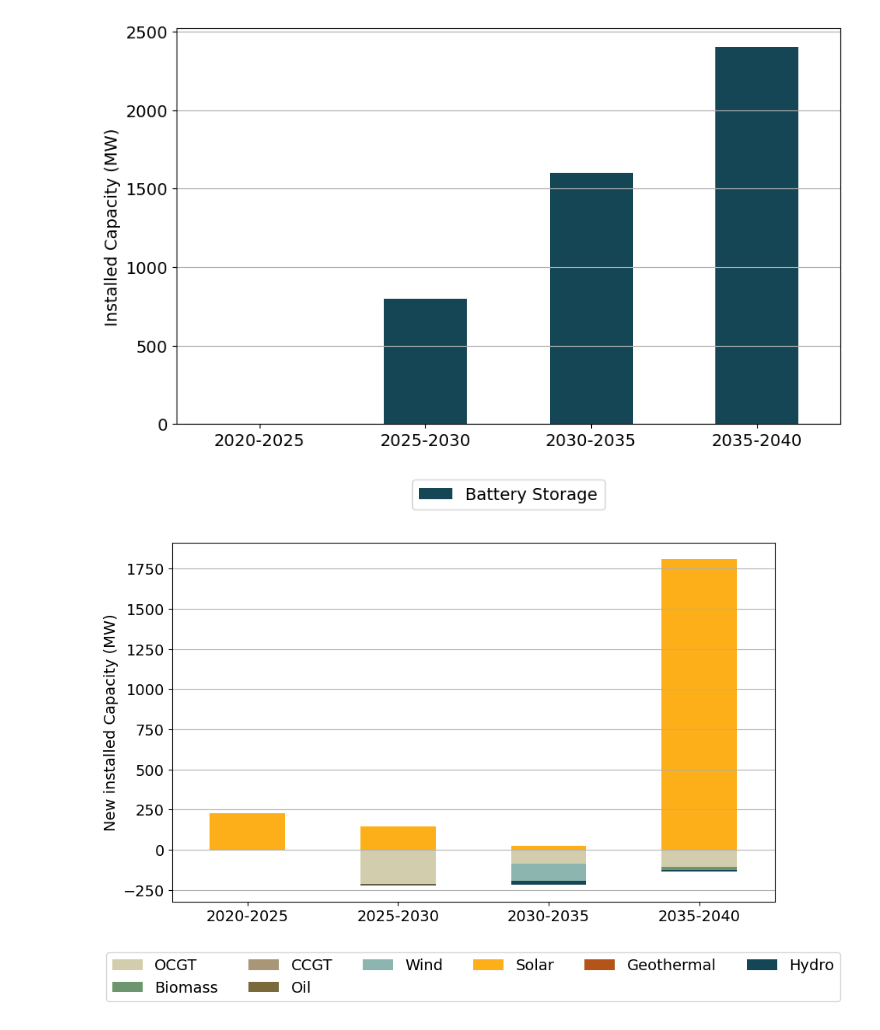
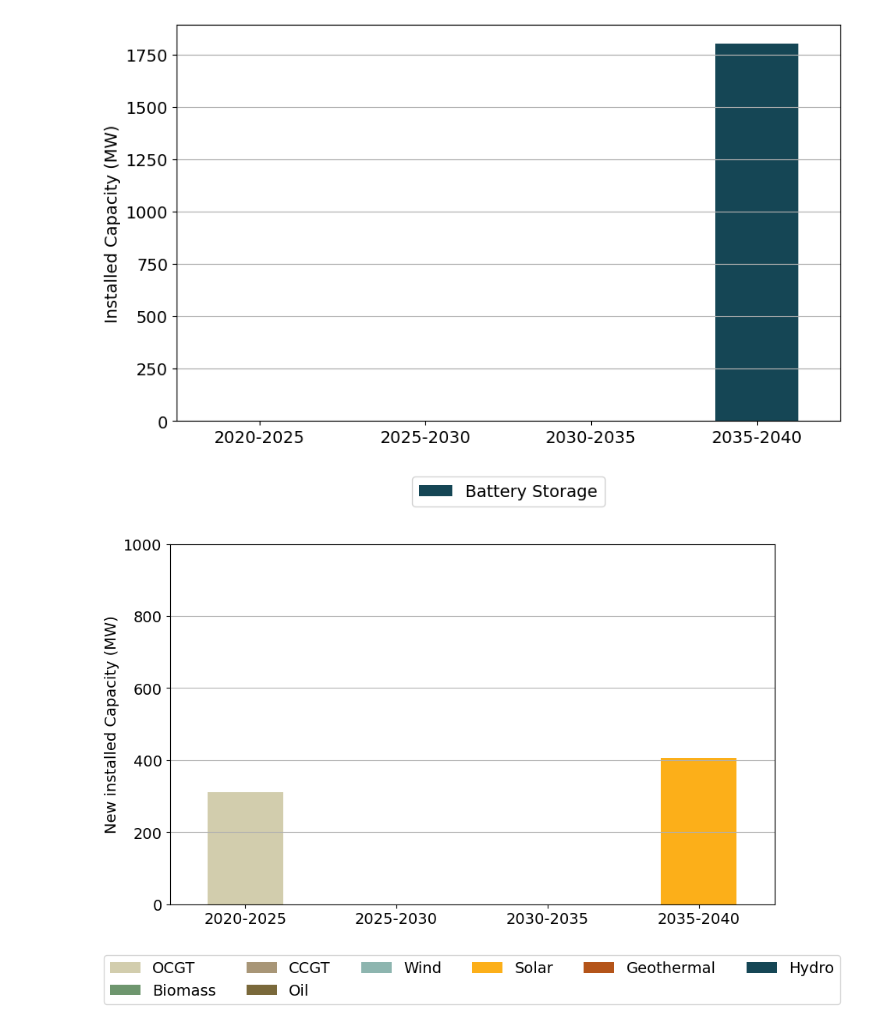
Before and after one commit to maribjorn/EMPIRE-BO, a Jupyter notebook: plot.ipynb, the cells around one changed output. Saved outputs shown, nothing was run; the diff lists cells and outputs as text; code cells hidden in the pictures.

```diff
--- a/plot.ipynb
+++ b/plot.ipynb
@@ -37,16 +37,21 @@ NoOfPeakSeason = 2
 lengthPeakSeason = 24
 NoOfRegSeason = 4
 lengthRegSeason = 168
+LeapYearsInvestment = 5
 season_scale = [(8760 - NoOfPeakSeason * lengthPeakSeason) / NoOfRegSeason / lengthRegSeason
                             for x in range(NoOfRegSeason)] + [1 for x in range(NoOfPeakSeason)]
 new_names = ['CCGT',   'OCGT',  'Biomass',  'Oil'  ,'Wind', 'Solar', 'Hydro ror', 'Hydro storage', 'Geothermal']
 new_names_2 = ['CCGT',   'OCGT',  'Biomass',  'Oil'  ,'Wind', 'Solar', 'Hydro', 'Geothermal']
-old_names = ['GasCCGT',    'GasOCGT',  'Bio',   'Oilexisting',  'Windonshore',  'Solar'  ,'Hydrorun-of-the-river', 'Hydroregulated', 'Geo']
+old_names = ['Gas CCGT',    'Gas OCGT',  'Bio',   'Oil existing',  'Wind onshore',  'Solar'  ,'Hydrorun-of-the-river', 'Hydro regulated', 'Geo']
 scenario = '1'
-date = '0429'
-time = '1512'
+date = '0501'
+time = '1209'
 file_path = 'Results/bolivia_v1_reg' + str(lengthRegSeason) + '_peak24_sce' + scenario + '_randomSGR_2024' + date + time + '/results_output_EuropePlot.csv'
 operational_data = pd.read_csv('Results/bolivia_v1_reg' + str(lengthRegSeason) + '_peak24_sce' + scenario + '_randomSGR_2024' + date + time +'/results_output_Operational.csv')
+investment_data = pd.read_csv('Results/bolivia_v1_reg' + str(lengthRegSeason) + '_peak24_sce' + scenario + '_randomSGR_2024' + date + time +'/results_output_gen.csv')
+scenario_int = int(scenario)
+prob_scenarios = {f"scenario{i}": 1/scenario_int for i in range(1,scenario_int+1)}
+discountrate = 0.05
 # %%
 # Helper functions
 def get_colors(carriers):
@@ -56,7 +61,8 @@ def get_colors(carriers):
     return colors_new
 
 def rename_columns(df):
-    name_map= dict(zip(old_names, new_names))
+    old_names_no_space = [names.replace(" ", "") for names in old_names]
+    name_map= dict(zip(old_names_no_space, new_names))
     df = df.rename(columns=name_map)
     return df
 
@@ -82,6 +88,22 @@ def rename_columns_operations(df):
 
 def custom_autopct(pct):
     return ('%1.1f%%' % pct) if pct > 0 else ''
+
+def get_marginal_cost(technology):
+
+    cost_data = 'data_pypsa/costs_EMPIRE.xlsx'
+
+    tech_VOM = cost_data[(cost_data['technology'].str.lower() == old_names.lower()) & (cost_data['parameter'].str.contains('VOM', case=False, na=False))]
+    if not tech_VOM.empty:
+        VOM[new_tech] = tech_VOM.iloc[0]['value']
+
+    generator_efficiency = pd.read_excel('Data handler/bolivia_v1/Generator.xlsx', sheet_name='Efficiency')
+    efficiency = generator_efficiency.loc[technology, 'generatorEfficiency']
+    generator_VOM = pd.read_excel('Data handler/bolivia_v1/Generator.xlsx', sheet_name='generatorVariableOMcosts in euro per MWh')
+    VOM = generator_VOM.loc[technology, 'VariableOMCost']
+    generator_fuel_cost = pd.read_excel('Data handler/bolivia_v1/Generator.xlsx', sheet_name='FuelCosts')
+    fuel_cost = generator_fuel_cost.loc[technology, 'FuelCost']
+    return (3.6/efficiency)*fuel_cost + VOM
 # %%
 included_rows = [2,3,4,5,6]
 installed_cap = open_csv(file_path, included_rows)
@@ -124,26 +146,26 @@ plt.legend(loc='upper center', bbox_to_anchor=(0.5, -0.12), ncol=6, fontsize=14,
 plt.savefig('figures/InstalledCapacity.png', bbox_inches='tight')
 plt.show()
 # %% [output]
-[figure, old version]
+[figure, new version]
 # %%
 # New installed capacity
 new_installed_cap = installed_cap.diff()
 new_installed_cap = rename_columns(new_installed_cap)
 # new_installed_cap['Hydro'] = new_installed_cap['Hydro ror'] + new_installed_cap['Hydro storage']
 # new_installed_cap.drop(columns=['Hydro ror', 'Hydro storage'], inplace=True)
 new_installed_cap = new_installed_cap.dropna()
 new_installed_cap.plot(kind='bar', stacked=True, figsize=(10, 6), color=get_colors(installed_cap.columns))
 
 plt.ylabel('New installed Capacity (MW)', fontsize=14)
 plt.xticks(rotation = 0, fontsize=14)
 plt.yticks(fontsize=14)
 plt.grid(axis='y')
-#plt.ylim(0, 1000)
+plt.ylim(0, 1000)
 plt.legend(loc='upper center', bbox_to_anchor=(0.5, -0.12), ncol=6, fontsize=14)
 plt.savefig('figures/NewInstalledCapacity.png', bbox_inches='tight')
 plt.show()
 # %% [output]
-[figure, old version]
+[figure, new version]
 # %%
 included_rows = [10,11,12,13]
 
```
Also changed, not shown: parts of 5 cells of this notebook, 16 other files.
